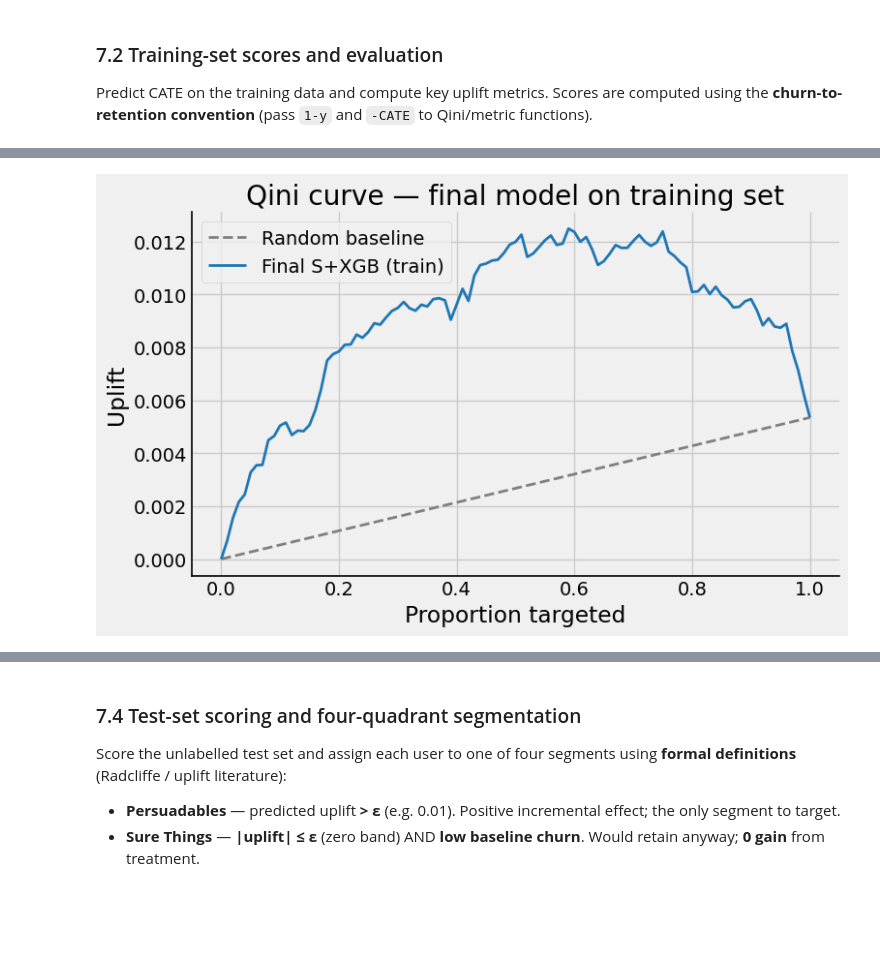
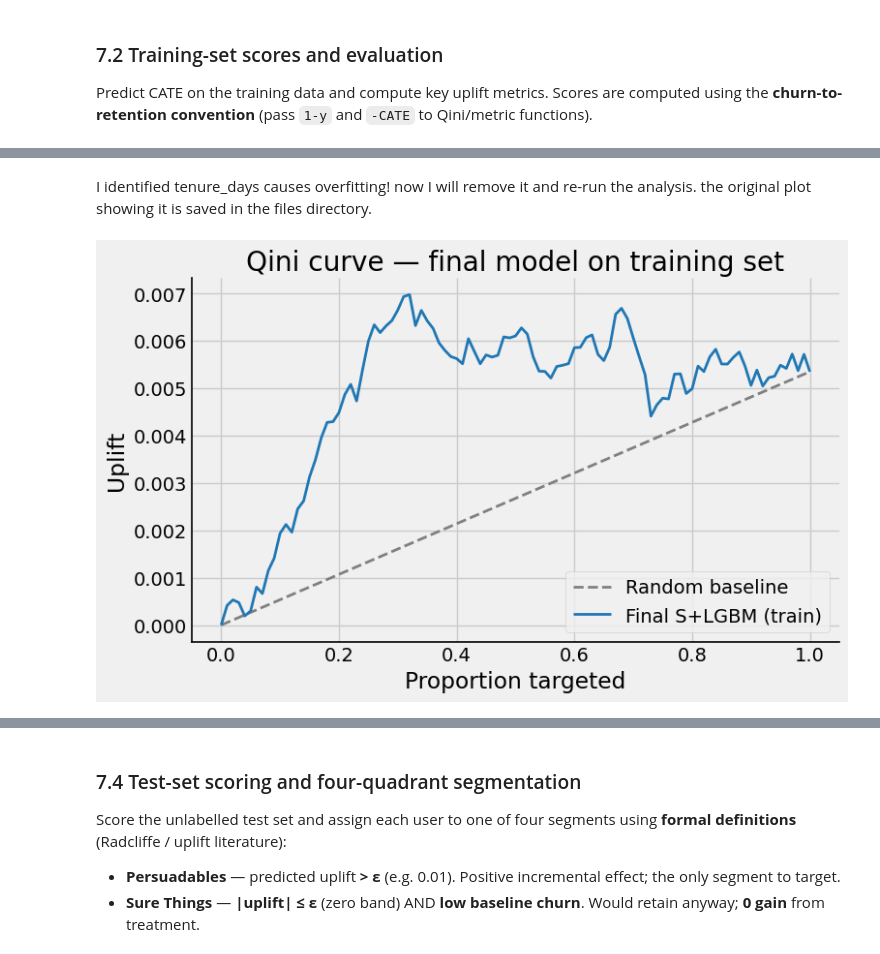
Before and after one commit to Noa-Gilad/Uplift-Modeling-Churn-Prevention, a Jupyter notebook: src/uplift_churn_run.ipynb, the cells around one changed output, grey strips where cells are left out. Drawn from its saved outputs; the diff is of its cells as text; code cells hidden in the pictures; blank space fills up the shorter version.

Commit message:
trys for avoiding overfit

```diff
--- a/src/uplift_churn_run.ipynb
+++ b/src/uplift_churn_run.ipynb
@@ -879,9 +892,11 @@ FEATURE_COLS = [
     "icd_distinct_count",
     "has_focus_icd",
     "days_since_last_claim",
-    "tenure_days",
 ]
 feature_diagnostics(train_features, FEATURE_COLS, title_suffix="(train)")
+
+# tenure_days is still described in plots below, but it was removed from analysis
+# following parSHAP
 # %% [output]
 ======================================================================
 FEATURE SUMMARY STATISTICS (train)
@@ -1170,9 +1189,15 @@ Top 10 of 486 hyperparameter combinations:
 # %%
-# Best hyperparameter combination
-best_row = grid_summary.iloc[0]
+# Best row: use iloc[1] for most stable config (Row 1); use iloc[0] for highest mean AUUC
+best_row = grid_summary.iloc[1]
 print("Best hyperparameters (by mean AUUC):")
 print(f"  {best_row['params_str']}")
 print(f"  AUUC  = {best_row['auuc_mean']:.6f} ± {best_row['auuc_std']:.6f}")
 print(f"  Qini  = {best_row['qini_mean']:.6f} ± {best_row['qini_std']:.6f}")
+
+# Extract BEST_HP dict from grid_results so Section 7 can use it for fit_final_slearner
+param_names = sorted(HP_GRID.keys())
+first_match = next(r for r in grid_results if r["params_str"] == best_row["params_str"])
+BEST_HP = {k: first_match[k] for k in param_names if k in first_match}
+print(f"\nBEST_HP extracted for final model: {BEST_HP}")
 # %% [output]
 Best hyperparameters (by mean AUUC):
@@ -1249,0 +1249,24 @@ Final S+XGB model trained on full training set.
+# %%
+# Fit final model on full training data (early stopping applied inside fit_final_slearner,
+# same as in model choice and grid search)
+final_model = fit_final_slearner(
+    X.values, y, treatment,
+    meta_key=TUNING_META,
+    base_key=TUNING_BASE,
+    base_params=BEST_HP,
+    scale_pos_weight=scale_pos_weight,
+    n_splits=N_SPLITS,
+    random_state=RANDOM_STATE,
+)
+# n_estimators is set by early stopping inside the fit, not from the grid; show it separately (do not mutate BEST_HP)
+actual_n_estimators = None
+if hasattr(final_model, "models") and final_model.models:
+    first_base = next(iter(final_model.models.values()))
+    actual_n_estimators = getattr(first_base, "n_estimators", None)
+
+print("Final S+LGBM model trained on full training set.")
+print(f"  Training samples : {len(y):,}")
+print(f"  Features         : {X.shape[1]}")
+print(f"  Hyperparameters  : {BEST_HP}")
+if actual_n_estimators is not None:
+    print(f"  n_estimators (from early stopping): {actual_n_estimators}")
@@ -1291,15 +1346,17 @@ Three diagnostic plots on the labelled training data to validate model quality b
+# %% [markdown]
+I identified tenure_days causes overfitting! now I will remove it and re-run the analysis. the original plot showing it is saved in the files directory.
 # %%
-# ── 1. Qini Curve (train) ───────────────────────────────────────────────
+# ── Qini Curve (train) ───────────────────────────────────────────────
 # get_qini_curve_single expects retention labels and retention CATE
 train_qini_frac, train_qini_vals = get_qini_curve_single(
     y_ret, treatment, train_uplift_scores
 )
 plot_qini_curves_comparison(
-    {"Final S+XGB (train)": (train_qini_frac, train_qini_vals)},
+    {"Final S+LGBM (train)": (train_qini_frac, train_qini_vals)},
     legend_outside=False,
 )
 plt.gca().set_title("Qini curve — final model on training set")
 plt.show()
 # %% [output]
-[figure, old version]
+[figure, new version]
 # %%
```
Also changed, not shown: parts of 55 cells of this notebook, 1 other file.
